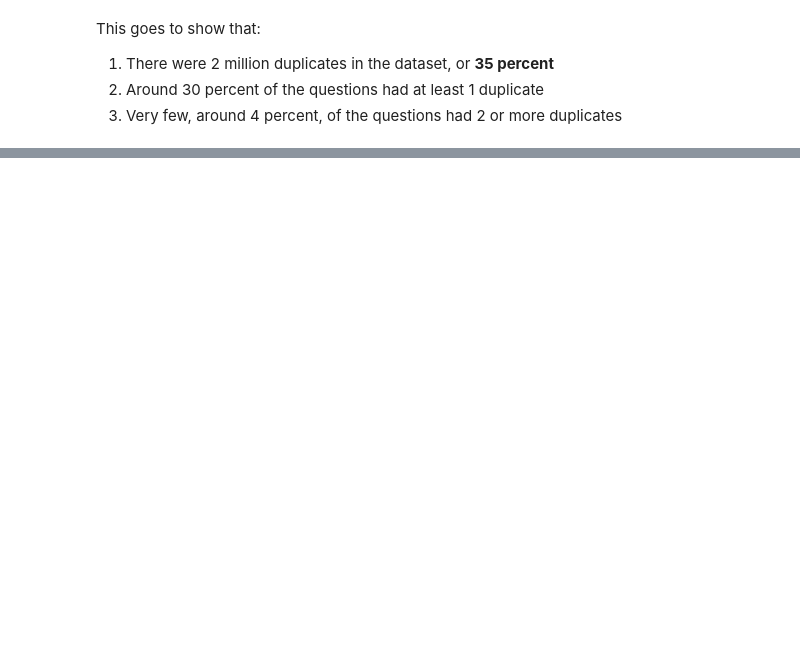
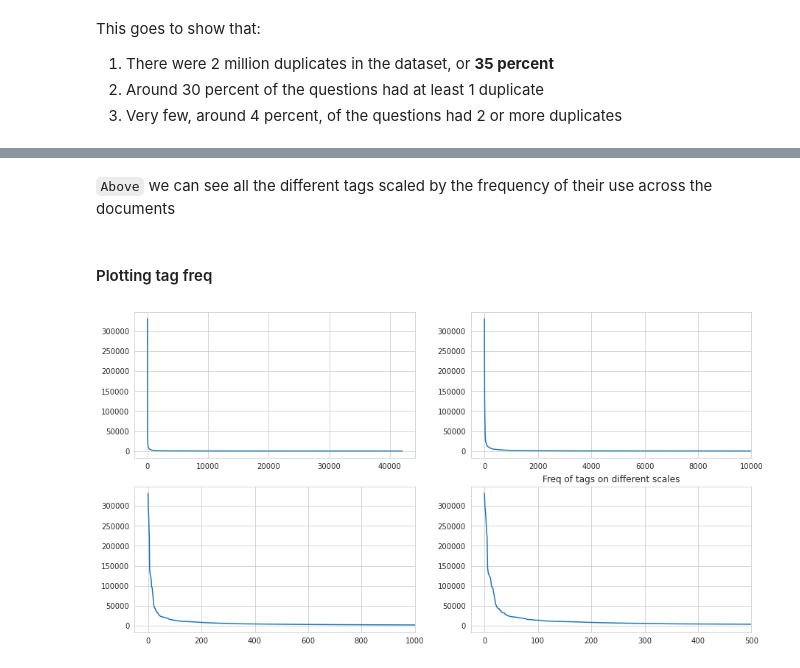
Before and after one commit to k-pulkit/Keywork-Extraction-Kaggle-Stackoverflow, a Jupyter notebook: notebooks/DataCheck.ipynb, the cells around one changed output, grey strips where cells are left out. Saved outputs shown, nothing was run; the diff lists cells and outputs as text; code cells hidden in the pictures; blank space fills up the shorter version.

```diff
--- a/notebooks/DataCheck.ipynb
+++ b/notebooks/DataCheck.ipynb
@@ -210,0 +318,28 @@ This goes to show that:
+# %% [markdown]
+`Above` we can see all the different tags scaled by the frequency of their use across the documents
+# %% [markdown]
+#### Plotting tag freq
+# %%
+fig, ((ax1, ax2), (ax3, ax4)) = plt.subplots(2, 2, figsize = (15, 8), sharex = False, sharey = False)
+
+x = tagfreq[:, ["freq"]].to_list()[0]
+
+# All tags
+ax1.plot(x)
+ax2.set_xlim([-500, 40000])
+
+# upto first 10k most frequent
+ax2.plot(x)
+ax2.set_xlim([-500, 10000])
+
+# upto first 1000 most frequent
+ax3.plot(x)
+ax3.set_xlim([-50, 1000])
+
+ax4.plot(x)
+ax4.set_xlim([-25, 500])
+
+plt.title("Freq of tags on different scales")
+plt.show()
+# %% [output]
+[figure, added]
```
Also changed, not shown: parts of 79 cells of this notebook, 1 other file.
